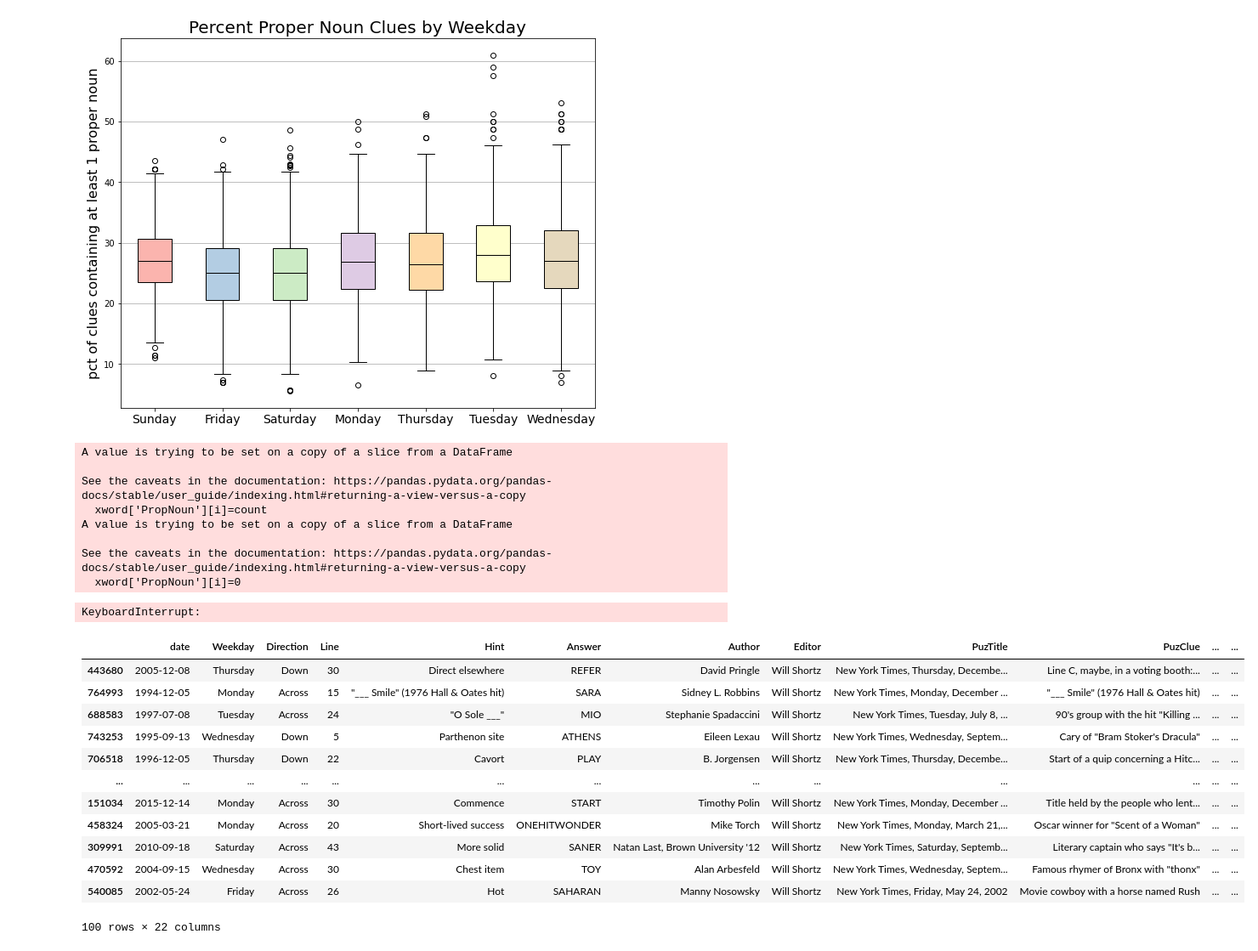
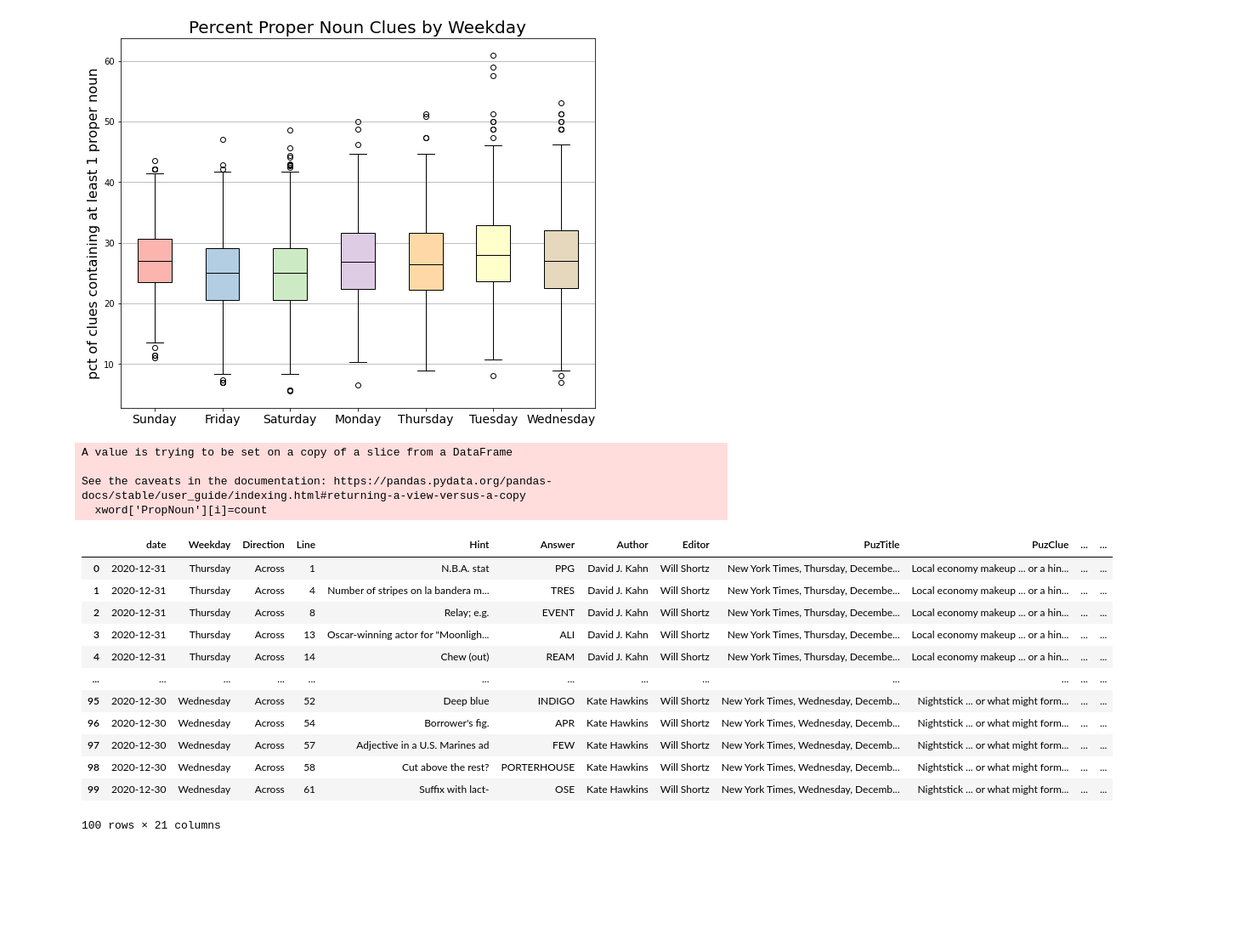
Before and after one commit to nickdanis/gorillawords, a Jupyter notebook: cc-features.ipynb, the cells around one changed output. Shown at 85% size. Drawn from its saved outputs; the diff is of its cells as text; code cells hidden in the pictures; blank space fills up the shorter version.

```diff
--- a/Caitlin-exploratory.ipynb
+++ b/cc-features.ipynb
@@ -277,43 +277,38 @@ xword['PropNoun']= xword['Hint']
 # %%
 #uncomment this if you like to watch paint dry
 
-#for i in range(len(xword)):
-#    if xword['Hint'][i] == "":
-#         xword['PropNoun'][i]=0
-#     else:
-#         text = remove_cap(xword['Hint'][i])
-#         text2=word_tokenize(text)
-#         pos=nltk.pos_tag(text2)
-#         count=0
-#         for j in range(len(pos)):
-#             if pos[j][1]=='NNP':
-#                 count+=1
-#             elif pos[j][1]=='NNPS':
-#                 count+=1
-#         xword['PropNoun'][i]=count
+for i in range(1000,2000):
+    if xword['Hint'][i] == "":
+        xword['PropNoun'][i]=0
+    else:
+        text = remove_cap(xword['Hint'][i])
+        text2=word_tokenize(text)
+        pos=nltk.pos_tag(text2)
+        count=0
+        for j in range(len(pos)):
+            if pos[j][1]=='NNP':
+                count+=1
+            elif pos[j][1]=='NNPS':
+                count+=1
+        xword['PropNoun'][i]=count
 # %% [output]
 A value is trying to be set on a copy of a slice from a DataFrame
 
 See the caveats in the documentation: https://pandas.pydata.org/pandas-docs/stable/user_guide/indexing.html#returning-a-view-versus-a-copy
   xword['PropNoun'][i]=count
-A value is trying to be set on a copy of a slice from a DataFrame
-
-See the caveats in the documentation: https://pandas.pydata.org/pandas-docs/stable/user_guide/indexing.html#returning-a-view-versus-a-copy
-  xword['PropNoun'][i]=0
-KeyboardInterrupt:
 # %%
-xword.sample(100)
+xword.head(100)
 # %% [output]
 |  | date | Weekday | Direction | Line | Hint | Answer | Author | Editor | PuzTitle | PuzClue | ... | ... |
-| 443680 | 2005-12-08 | Thursday | Down | 30 | Direct elsewhere | REFER | David Pringle | Will Shortz | New York Times, Thursday, Decembe... | Line C, maybe, in a voting booth:... | ... | ... |
-| 764993 | 1994-12-05 | Monday | Across | 15 | "___ Smile" (1976 Hall & Oates hit) | SARA | Sidney L. Robbins | Will Shortz | New York Times, Monday, December ... | "___ Smile" (1976 Hall & Oates hit) | ... | ... |
-| 688583 | 1997-07-08 | Tuesday | Across | 24 | "O Sole ___" | MIO | Stephanie Spadaccini | Will Shortz | New York Times, Tuesday, July 8, ... | 90's group with the hit "Killing ... | ... | ... |
-| 743253 | 1995-09-13 | Wednesday | Down | 5 | Parthenon site | ATHENS | Eileen Lexau | Will Shortz | New York Times, Wednesday, Septem... | Cary of "Bram Stoker's Dracula" | ... | ... |
-| 706518 | 1996-12-05 | Thursday | Down | 22 | Cavort | PLAY | B. Jorgensen | Will Shortz | New York Times, Thursday, Decembe... | Start of a quip concerning a Hitc... | ... | ... |
+| 0 | 2020-12-31 | Thursday | Across | 1 | N.B.A. stat | PPG | David J. Kahn | Will Shortz | New York Times, Thursday, Decembe... | Local economy makeup ... or a hin... | ... | ... |
+| 1 | 2020-12-31 | Thursday | Across | 4 | Number of stripes on la bandera m... | TRES | David J. Kahn | Will Shortz | New York Times, Thursday, Decembe... | Local economy makeup ... or a hin... | ... | ... |
+| 2 | 2020-12-31 | Thursday | Across | 8 | Relay; e.g. | EVENT | David J. Kahn | Will Shortz | New York Times, Thursday, Decembe... | Local economy makeup ... or a hin... | ... | ... |
+| 3 | 2020-12-31 | Thursday | Across | 13 | Oscar-winning actor for "Moonligh... | ALI | David J. Kahn | Will Shortz | New York Times, Thursday, Decembe... | Local economy makeup ... or a hin... | ... | ... |
+| 4 | 2020-12-31 | Thursday | Across | 14 | Chew (out) | REAM | David J. Kahn | Will Shortz | New York Times, Thursday, Decembe... | Local economy makeup ... or a hin... | ... | ... |
 | ... | ... | ... | ... | ... | ... | ... | ... | ... | ... | ... | ... | ... |
-| 151034 | 2015-12-14 | Monday | Across | 30 | Commence | START | Timothy Polin | Will Shortz | New York Times, Monday, December ... | Title held by the people who lent... | ... | ... |
-| 458324 | 2005-03-21 | Monday | Across | 20 | Short-lived success | ONEHITWONDER | Mike Torch | Will Shortz | New York Times, Monday, March 21,... | Oscar winner for "Scent of a Woman" | ... | ... |
-| 309991 | 2010-09-18 | Saturday | Across | 43 | More solid | SANER | Natan Last, Brown University '12 | Will Shortz | New York Times, Saturday, Septemb... | Literary captain who says "It's b... | ... | ... |
-| 470592 | 2004-09-15 | Wednesday | Across | 30 | Chest item | TOY | Alan Arbesfeld | Will Shortz | New York Times, Wednesday, Septem... | Famous rhymer of Bronx with "thonx" | ... | ... |
-| 540085 | 2002-05-24 | Friday | Across | 26 | Hot | SAHARAN | Manny Nosowsky | Will Shortz | New York Times, Friday, May 24, 2002 | Movie cowboy with a horse named Rush | ... | ... |
+| 95 | 2020-12-30 | Wednesday | Across | 52 | Deep blue | INDIGO | Kate Hawkins | Will Shortz | New York Times, Wednesday, Decemb... | Nightstick ... or what might form... | ... | ... |
+| 96 | 2020-12-30 | Wednesday | Across | 54 | Borrower's fig. | APR | Kate Hawkins | Will Shortz | New York Times, Wednesday, Decemb... | Nightstick ... or what might form... | ... | ... |
+| 97 | 2020-12-30 | Wednesday | Across | 57 | Adjective in a U.S. Marines ad | FEW | Kate Hawkins | Will Shortz | New York Times, Wednesday, Decemb... | Nightstick ... or what might form... | ... | ... |
+| 98 | 2020-12-30 | Wednesday | Across | 58 | Cut above the rest? | PORTERHOUSE | Kate Hawkins | Will Shortz | New York Times, Wednesday, Decemb... | Nightstick ... or what might form... | ... | ... |
+| 99 | 2020-12-30 | Wednesday | Across | 61 | Suffix with lact- | OSE | Kate Hawkins | Will Shortz | New York Times, Wednesday, Decemb... | Nightstick ... or what might form... | ... | ... |
-100 rows × 22 columns
+100 rows × 21 columns
```
